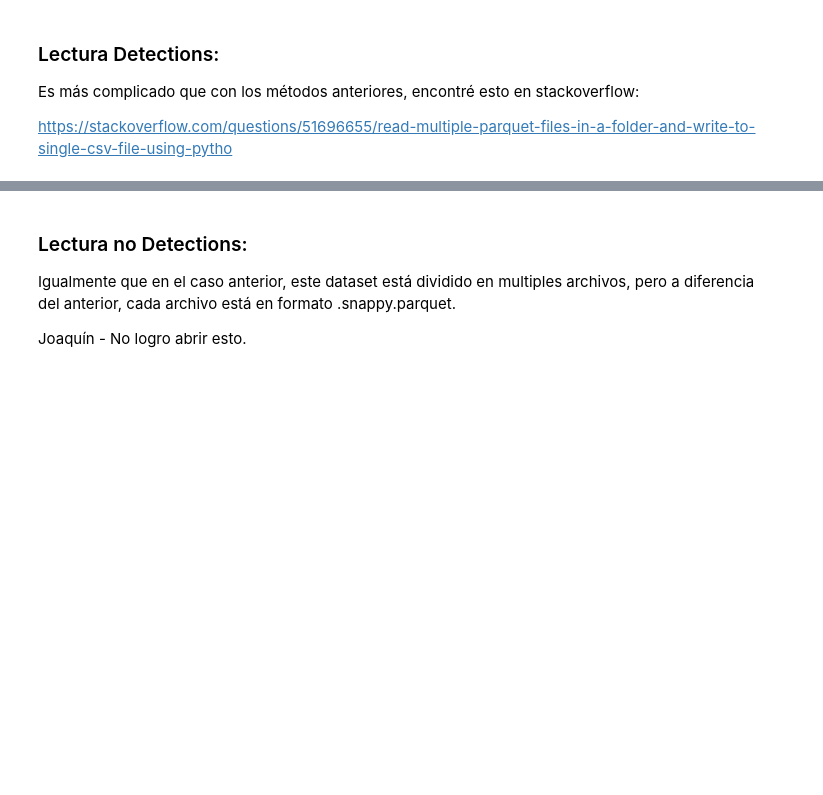
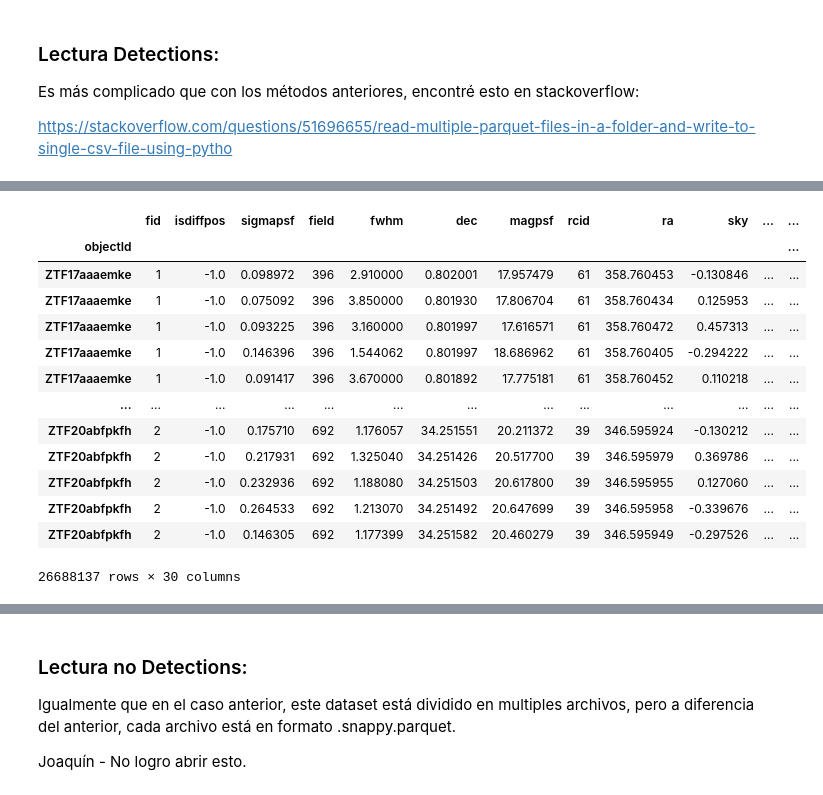
Before and after one commit to CubelliJ/Clasificacion_rapida_ALeRCE, a Jupyter notebook: ALeRCE_Hito_1.ipynb, the cells around one changed output, grey strips where cells are left out. Cells and saved outputs as stored; diff of their text form; code cells hidden in the pictures; blank space fills up the shorter version.

```diff
--- a/ALeRCE_Hito_1.ipynb
+++ b/ALeRCE_Hito_1.ipynb
@@ -129,11 +139,17 @@ En el archivo con las etiquetas hay varias clases. Para el análisis agruparemos
 # %%
 # Directorios de datasets
 
-etiquetas_dir = "/Users/joaquincubelli/Desktop/Inteligencia Computacional/ALeRCE_data/Etiquetas/dfcrossmatches_prioritized_v7.0.1.csv" # csv
-features_dir = "/Users/joaquincubelli/Desktop/Inteligencia Computacional/ALeRCE_data/storage/ztf_workspace/historic_data_20200916/features_20200916.parquet" # parquet
+# etiquetas_dir = "/Users/joaquincubelli/Desktop/Inteligencia Computacional/ALeRCE_data/Etiquetas/dfcrossmatches_prioritized_v7.0.1.csv" # csv
+# features_dir = "/Users/joaquincubelli/Desktop/Inteligencia Computacional/ALeRCE_data/storage/ztf_workspace/historic_data_20200916/features_20200916.parquet" # parquet
+# # Los siguientes directorios tienen datasets separados en múltiples archivos.
+# detections_dir = Path("/Users/joaquincubelli/Desktop/Inteligencia Computacional/ALeRCE_data/detections_with_xmatch/") # parquet
+# no_detections_dir = Path("/Users/joaquincubelli/Desktop/Inteligencia Computacional/ALeRCE_data/notdet_with_xmatch/") # parquet
+
+etiquetas_dir = "/media/dela/1TB/A Universidad/Electrica/VIII Sem/Inteligencia Computacional/AlErCe/dfcrossmatches_prioritized_v7.0.1.csv" # csv
+features_dir = "/media/dela/1TB/A Universidad/Electrica/VIII Sem/Inteligencia Computacional/AlErCe/features/storage/ztf_workspace/historic_data_20200916/features_20200916.parquet" # parquet
 # Los siguientes directorios tienen datasets separados en múltiples archivos.
-detections_dir = Path("/Users/joaquincubelli/Desktop/Inteligencia Computacional/ALeRCE_data/detections_with_xmatch/") # parquet
-no_detections_dir = Path("/Users/joaquincubelli/Desktop/Inteligencia Computacional/ALeRCE_data/notdet_with_xmatch/") # parquet
+detections_dir = Path("/media/dela/1TB/A Universidad/Electrica/VIII Sem/Inteligencia Computacional/AlErCe/detections_with_xmatch/") # parquet
+no_detections_dir = Path("/media/dela/1TB/A Universidad/Electrica/VIII Sem/Inteligencia Computacional/AlErCe/notdet_with_xmatch/") # parquet
 # %% [markdown]
 ### Lectura Etiquetas:
 
@@ -209,8 +225,8 @@ Es más complicado que con los métodos anteriores, encontré esto en stackoverf
 
 https://stackoverflow.com/questions/51696655/read-multiple-parquet-files-in-a-folder-and-write-to-single-csv-file-using-pytho
 # %%
-#detections = pd.concat(
-#    pd.read_parquet(parquet_file)
-#    for parquet_file in detections_dir.glob('*.parquet')
-#)
+detections = pd.concat(
+   pd.read_parquet(parquet_file)
+   for parquet_file in detections_dir.glob('*.parquet')
+)
 # La lectura de los datos toma unos buenos minutos.
@@ -234,2 +233,19 @@ https://stackoverflow.com/questions/51696655/read-multiple-parquet-files-in-a-fo
+# %%
+detections
+# %% [output]
+|  | fid | isdiffpos | sigmapsf | field | fwhm | dec | magpsf | rcid | ra | sky | ... | ... |
+| objectId |  |  |  |  |  |  |  |  |  |  |  | ... |
+| ZTF17aaaemke | 1 | -1.0 | 0.098972 | 396 | 2.910000 | 0.802001 | 17.957479 | 61 | 358.760453 | -0.130846 | ... | ... |
+| ZTF17aaaemke | 1 | -1.0 | 0.075092 | 396 | 3.850000 | 0.801930 | 17.806704 | 61 | 358.760434 | 0.125953 | ... | ... |
+| ZTF17aaaemke | 1 | -1.0 | 0.093225 | 396 | 3.160000 | 0.801997 | 17.616571 | 61 | 358.760472 | 0.457313 | ... | ... |
+| ZTF17aaaemke | 1 | -1.0 | 0.146396 | 396 | 1.544062 | 0.801997 | 18.686962 | 61 | 358.760405 | -0.294222 | ... | ... |
+| ZTF17aaaemke | 1 | -1.0 | 0.091417 | 396 | 3.670000 | 0.801892 | 17.775181 | 61 | 358.760452 | 0.110218 | ... | ... |
+| ... | ... | ... | ... | ... | ... | ... | ... | ... | ... | ... | ... | ... |
+| ZTF20abfpkfh | 2 | -1.0 | 0.175710 | 692 | 1.176057 | 34.251551 | 20.211372 | 39 | 346.595924 | -0.130212 | ... | ... |
+| ZTF20abfpkfh | 2 | -1.0 | 0.217931 | 692 | 1.325040 | 34.251426 | 20.517700 | 39 | 346.595979 | 0.369786 | ... | ... |
+| ZTF20abfpkfh | 2 | -1.0 | 0.232936 | 692 | 1.188080 | 34.251503 | 20.617800 | 39 | 346.595955 | 0.127060 | ... | ... |
+| ZTF20abfpkfh | 2 | -1.0 | 0.264533 | 692 | 1.213070 | 34.251492 | 20.647699 | 39 | 346.595958 | -0.339676 | ... | ... |
+| ZTF20abfpkfh | 2 | -1.0 | 0.146305 | 692 | 1.177399 | 34.251582 | 20.460279 | 39 | 346.595949 | -0.297526 | ... | ... |
+26688137 rows × 30 columns
 # %%
 #detections[banned_features]
```
Also changed, not shown: parts of 6 cells of this notebook.
